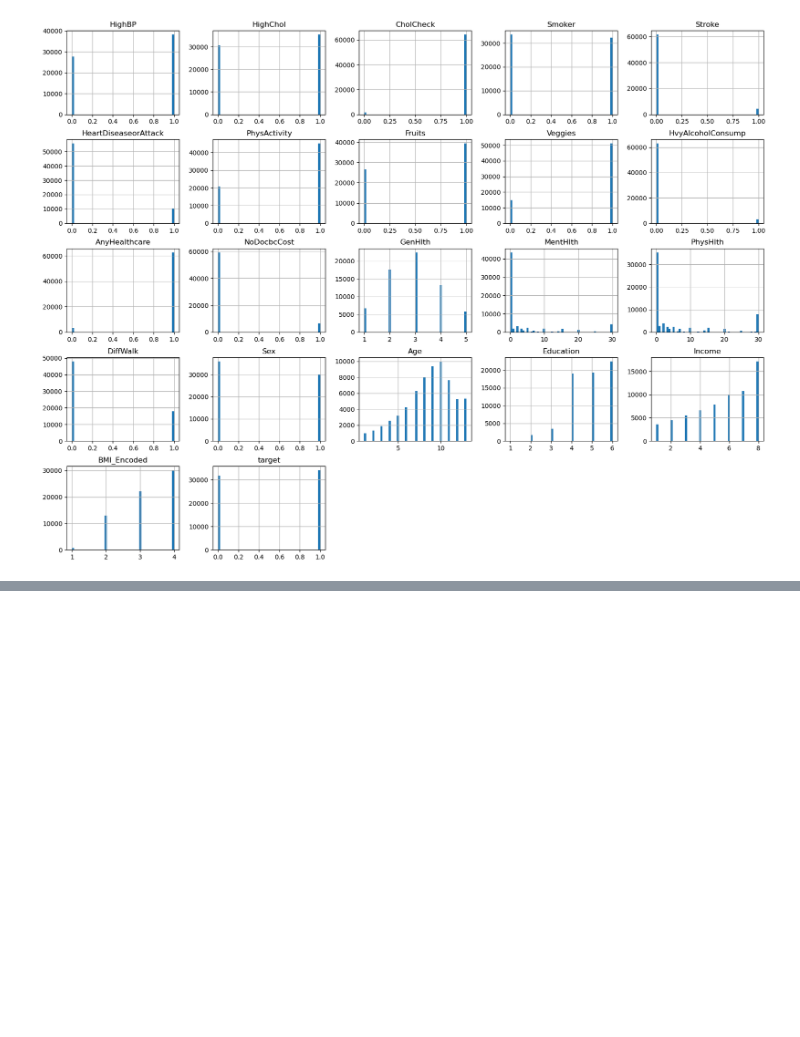
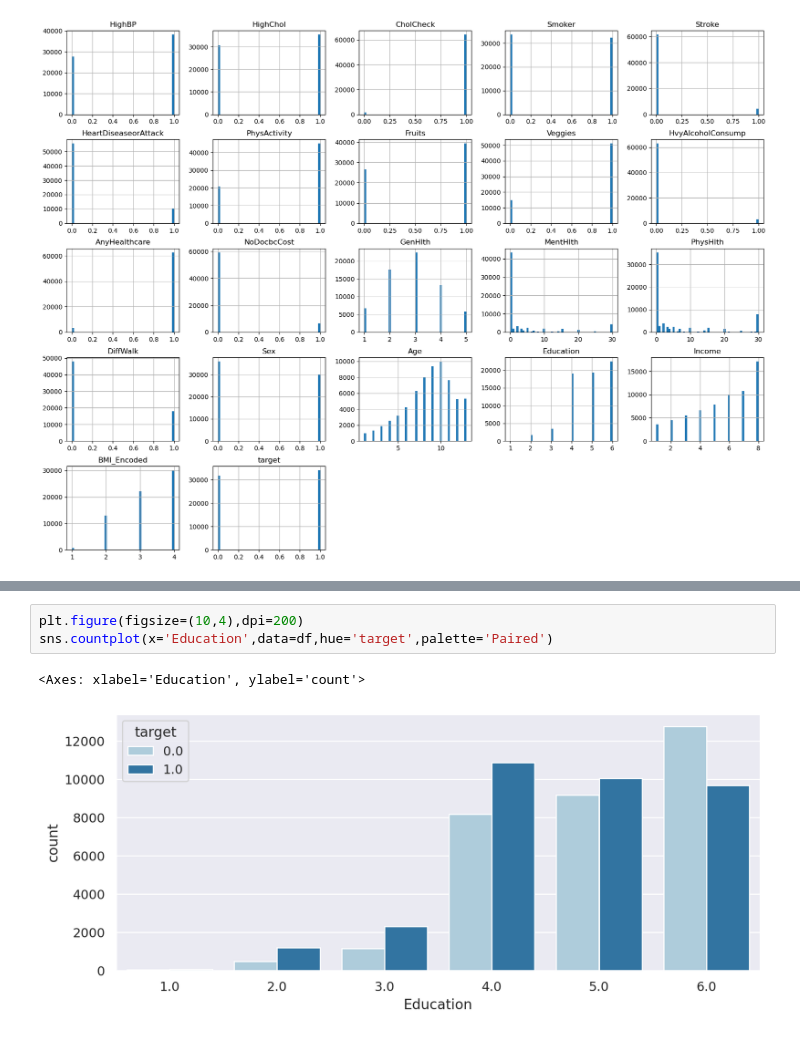
Before and after one commit to ML-Summer/model_grid_search, a Jupyter notebook: model-grid-search.ipynb, the cells around one changed output, grey strips where cells are left out. Cells and saved outputs as stored; diff of their text form; blank space fills up the shorter version.

```diff
--- a/model-grid-search.ipynb
+++ b/model-grid-search.ipynb
@@ -294,0 +314,6 @@ plt.show()
+# %%
+plt.figure(figsize=(10,4),dpi=200)
+sns.countplot(x='Education',data=df,hue='target',palette='Paired')
+# %% [output]
+<Axes: xlabel='Education', ylabel='count'>
+[figure, added]
```
Also changed, not shown: parts of 5 cells of this notebook.
